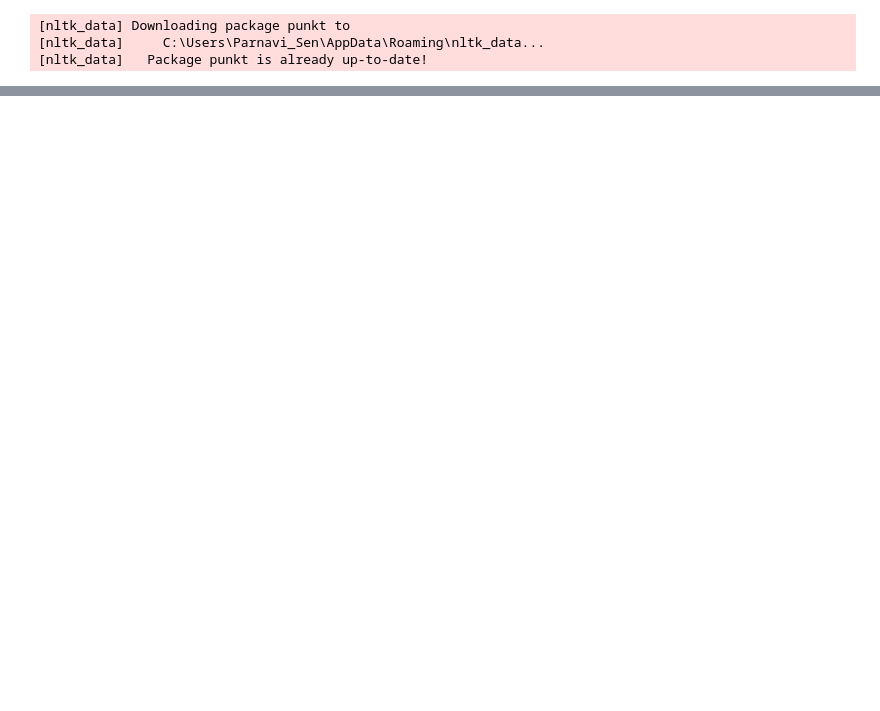
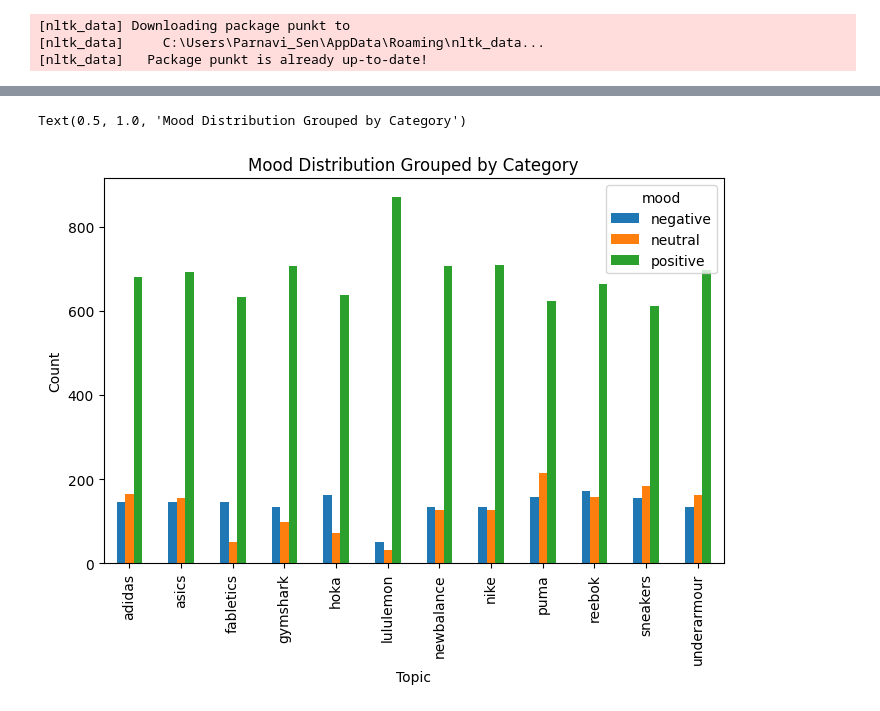
Before and after one commit to ParnaviSen03/Sentiment_Analysis_Twitter_Reddit, a Jupyter notebook: Sentiment Analysis.ipynb, the cells around one changed output, grey strips where cells are left out. Drawn from its saved outputs; the diff is of its cells as text; code cells hidden in the pictures; blank space fills up the shorter version.

```diff
--- a/Sentiment Analysis.ipynb
+++ b/Sentiment Analysis.ipynb
@@ -267,0 +240,9 @@ combined_df
+# %%
+mood_grouped.plot(kind='bar', figsize=(8, 5))
+# Customizing the plot
+plt.xlabel("Topic")
+plt.ylabel("Count")
+plt.title("Mood Distribution Grouped by Category")
+# %% [output]
+Text(0.5, 1.0, 'Mood Distribution Grouped by Category')
+[figure, added]
```
Also changed, not shown: parts of 31 cells of this notebook.
